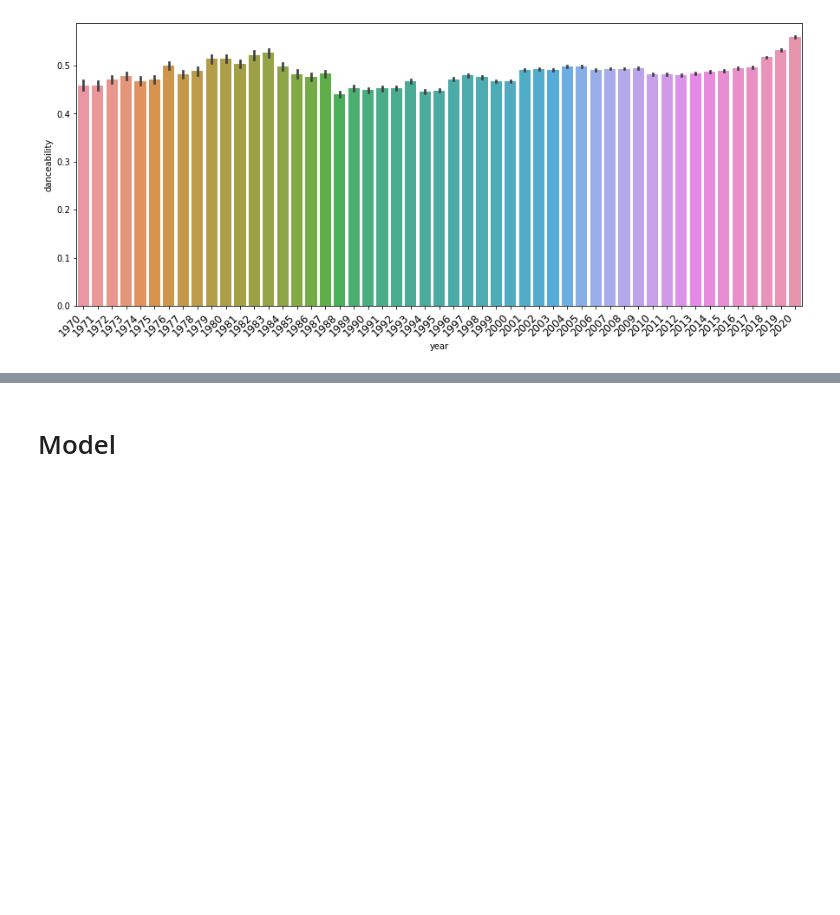
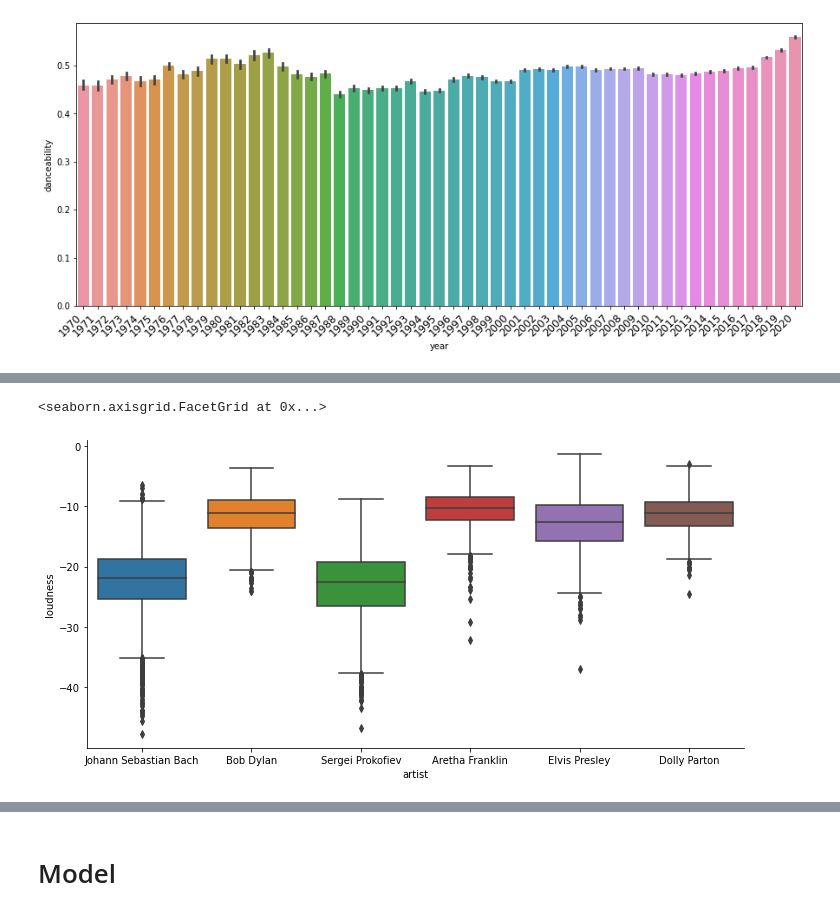
Before and after one commit to calebwoo224/CS216-Spotify, a Jupyter notebook: spotify_project.ipynb, the cells around one changed output, grey strips where cells are left out. Drawn from its saved outputs; the diff is of its cells as text; code cells hidden in the pictures; blank space fills up the shorter version.

```diff
--- a/spotify_project.ipynb
+++ b/spotify_project.ipynb
@@ -83,0 +94,5 @@ valence_time = sns.barplot(x = "year", y="valence", data=all_songs[all_songs["ye
+# %%
+sns.catplot(x = "artist", y = "loudness", kind = "box", data = d1, aspect = 20/10)
+# %% [output]
+<seaborn.axisgrid.FacetGrid at 0x...>
+[figure, added]
```
Also changed, not shown: parts of 15 cells of this notebook.
